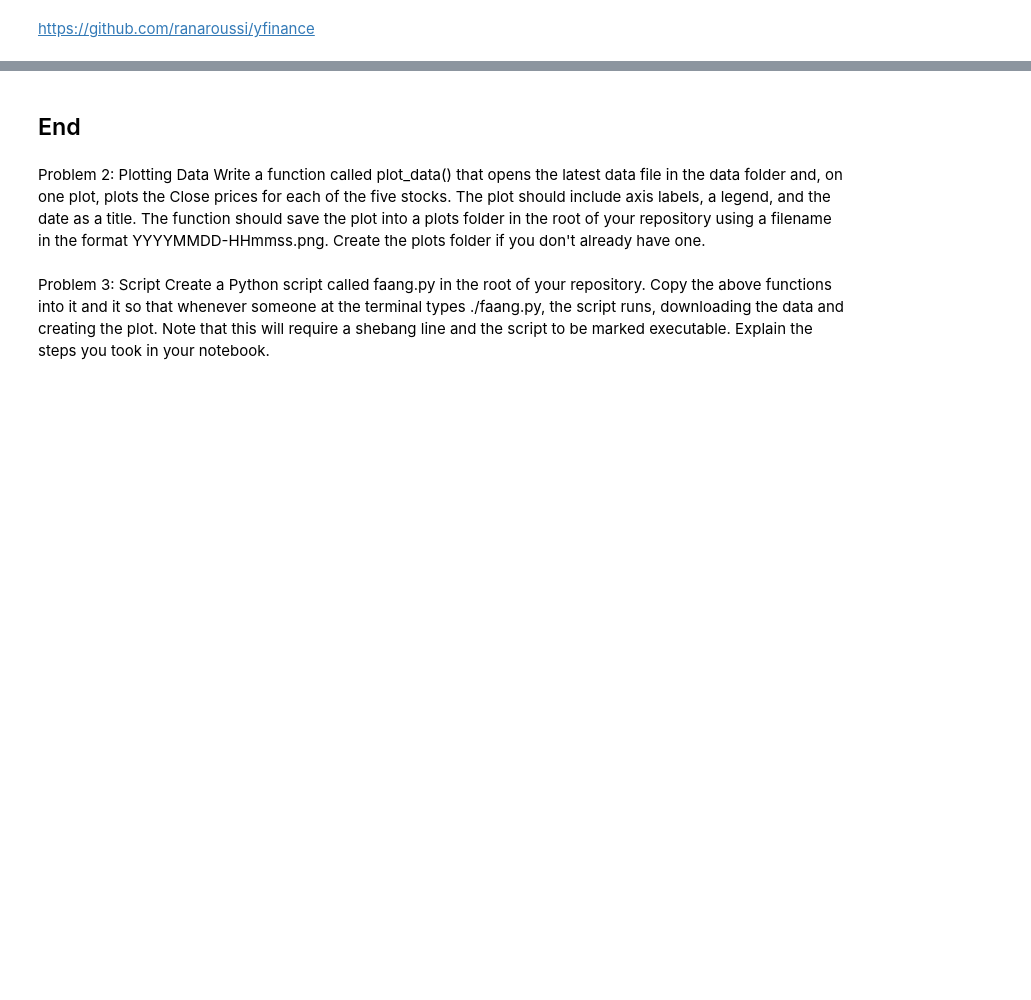
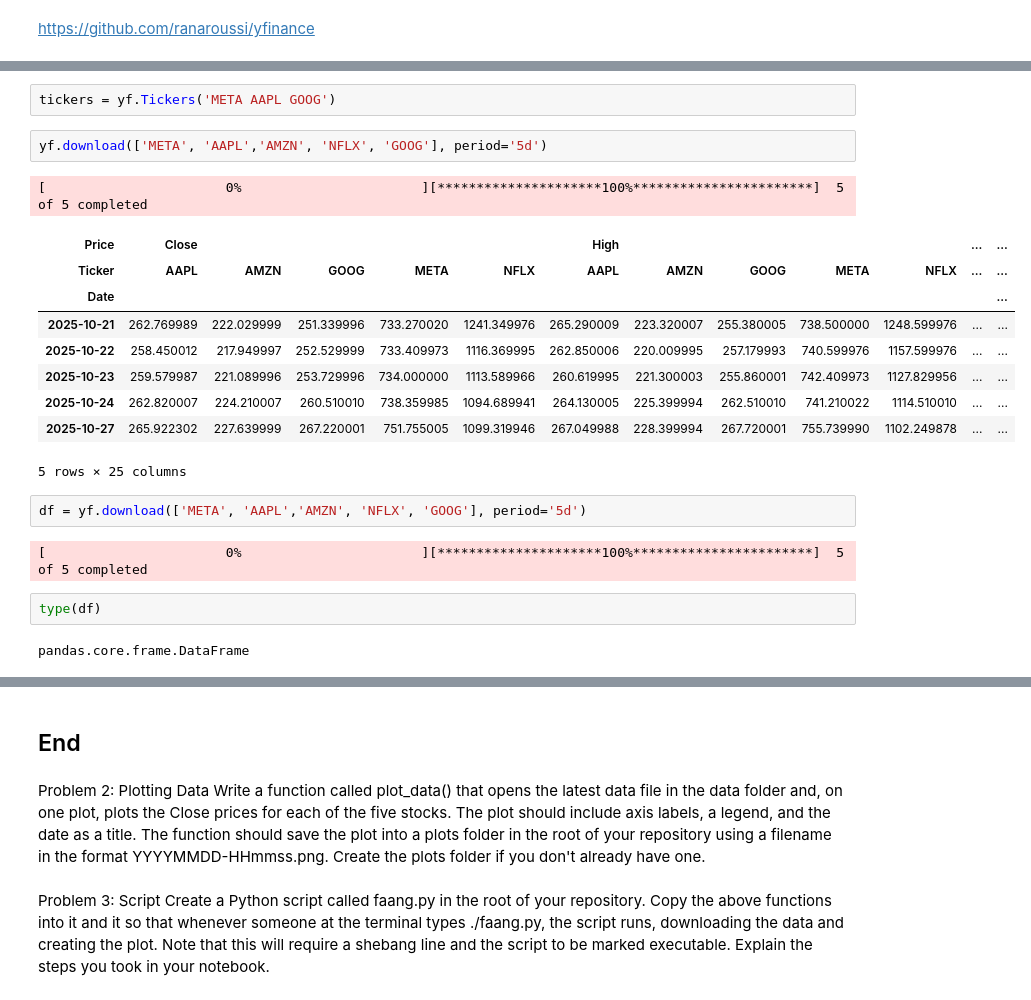
Before and after one commit to marianemcgrath/comp_infrastructure_assessment, a Jupyter notebook: problems.ipynb, the cells around one changed output, grey strips where cells are left out. Saved outputs shown, nothing was run; the diff lists cells and outputs as text; blank space fills up the shorter version.

```diff
--- a/problems.ipynb
+++ b/problems.ipynb
@@ -18,0 +110,23 @@ ModuleNotFoundError: No module named 'yfinance'
+# %%
+tickers = yf.Tickers('META AAPL GOOG')
+# %%
+yf.download(['META', 'AAPL','AMZN', 'NFLX', 'GOOG'], period='5d')
+# %% [output]
+[                       0%                       ][*********************100%***********************]  5 of 5 completed
+| Price | Close |  |  |  |  | High |  |  |  |  | ... | ... |
+| Ticker | AAPL | AMZN | GOOG | META | NFLX | AAPL | AMZN | GOOG | META | NFLX | ... | ... |
+| Date |  |  |  |  |  |  |  |  |  |  |  | ... |
+| 2025-10-21 | 262.769989 | 222.029999 | 251.339996 | 733.270020 | 1241.349976 | 265.290009 | 223.320007 | 255.380005 | 738.500000 | 1248.599976 | ... | ... |
+| 2025-10-22 | 258.450012 | 217.949997 | 252.529999 | 733.409973 | 1116.369995 | 262.850006 | 220.009995 | 257.179993 | 740.599976 | 1157.599976 | ... | ... |
+| 2025-10-23 | 259.579987 | 221.089996 | 253.729996 | 734.000000 | 1113.589966 | 260.619995 | 221.300003 | 255.860001 | 742.409973 | 1127.829956 | ... | ... |
+| 2025-10-24 | 262.820007 | 224.210007 | 260.510010 | 738.359985 | 1094.689941 | 264.130005 | 225.399994 | 262.510010 | 741.210022 | 1114.510010 | ... | ... |
+| 2025-10-27 | 265.922302 | 227.639999 | 267.220001 | 751.755005 | 1099.319946 | 267.049988 | 228.399994 | 267.720001 | 755.739990 | 1102.249878 | ... | ... |
+5 rows × 25 columns
+# %%
+df = yf.download(['META', 'AAPL','AMZN', 'NFLX', 'GOOG'], period='5d')
+# %% [output]
+[                       0%                       ][*********************100%***********************]  5 of 5 completed
+# %%
+type(df)
+# %% [output]
+pandas.core.frame.DataFrame
```
Also changed, not shown: parts of 12 cells of this notebook.
